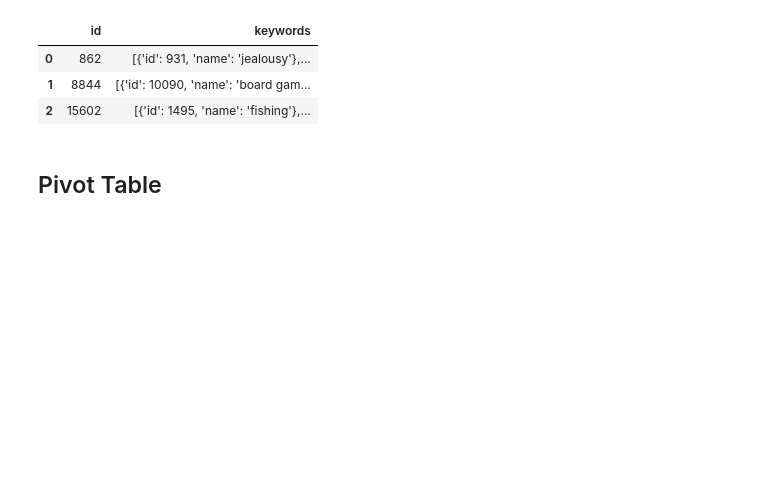
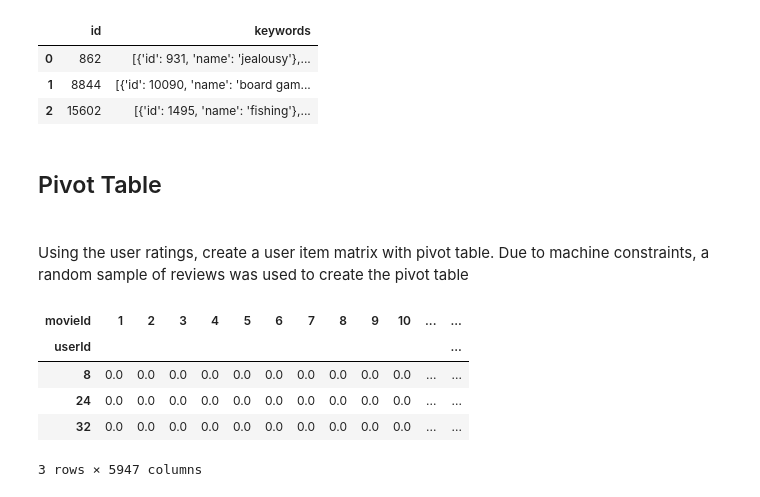
Before and after one commit to Radwanbaba13/MovieRecommenderSystem, a Jupyter notebook: KMeansClustering.ipynb, the cells around one changed output. Saved outputs shown, nothing was run; the diff lists cells and outputs as text; code cells hidden in the pictures; blank space fills up the shorter version.

```diff
--- a/KMeansClustering.ipynb
+++ b/KMeansClustering.ipynb
@@ -66,21 +66,38 @@ keywords_df.head(3)
 | 2 | 15602 | [{'id': 1495, 'name': 'fishing'},... |
 # %% [markdown]
 <h2>Pivot Table<h2>
+# %% [markdown]
+<p>Using the user ratings, create a user item matrix with pivot table. Due to machine constraints, a random sample of reviews was used to create the pivot table</p>
 # %%
 from scipy.sparse import csr_matrix
 
 
 # # Convert 'movieId' column to category dtype and ensure known categories
 # ratings_df['movieId'] = ratings_df['movieId'].astype('category')
 # ratings_df['movieId'] = ratings_df['movieId'].cat.as_known()
 
 # # Create a pivot table
 # pivot_table = ratings_df.pivot_table(index='userId', columns='movieId', values='rating', aggfunc='mean')
 
 # # Compute the pivot table
 # pivot_table = pivot_table.compute()
 
-# Convert ratings_df to a sparse matrix representation
-sparse_matrix = csr_matrix((ratings_df['rating'], (ratings_df['userId'], ratings_df['movieId'])))
+# # Group by userId and movieId and compute the mean rating
+# pivot_table = ratings_df.groupby(['userId', 'movieId'])['rating'].mean().reset_index()
 
-sparse_matrix.shape()
+
+# -----------
+sample_size = 30000  # Specify the desired sample size
+sample_ratings = ratings_df.sample(n=sample_size, random_state=42)
+
+# Create a pivot table to represent the user-item rating matrix
+pivot_table = sample_ratings.pivot_table(index='userId', columns='movieId', values='rating', fill_value=0)
+
+pivot_table.head(3)
+# %% [output]
+| movieId | 1 | 2 | 3 | 4 | 5 | 6 | 7 | 8 | 9 | 10 | ... | ... |
+| userId |  |  |  |  |  |  |  |  |  |  |  | ... |
+| 8 | 0.0 | 0.0 | 0.0 | 0.0 | 0.0 | 0.0 | 0.0 | 0.0 | 0.0 | 0.0 | ... | ... |
+| 24 | 0.0 | 0.0 | 0.0 | 0.0 | 0.0 | 0.0 | 0.0 | 0.0 | 0.0 | 0.0 | ... | ... |
+| 32 | 0.0 | 0.0 | 0.0 | 0.0 | 0.0 | 0.0 | 0.0 | 0.0 | 0.0 | 0.0 | ... | ... |
+3 rows × 5947 columns
```
Also changed, not shown: parts of 7 cells of this notebook.
